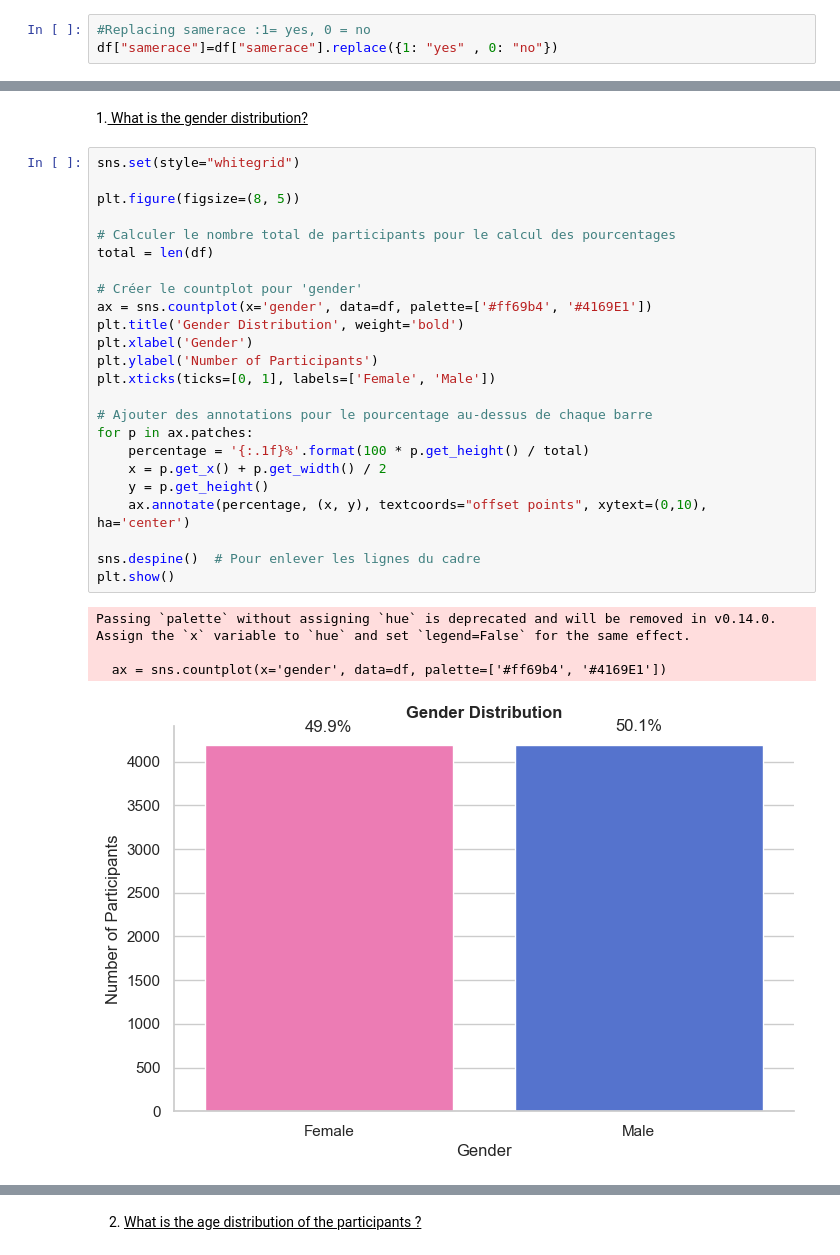
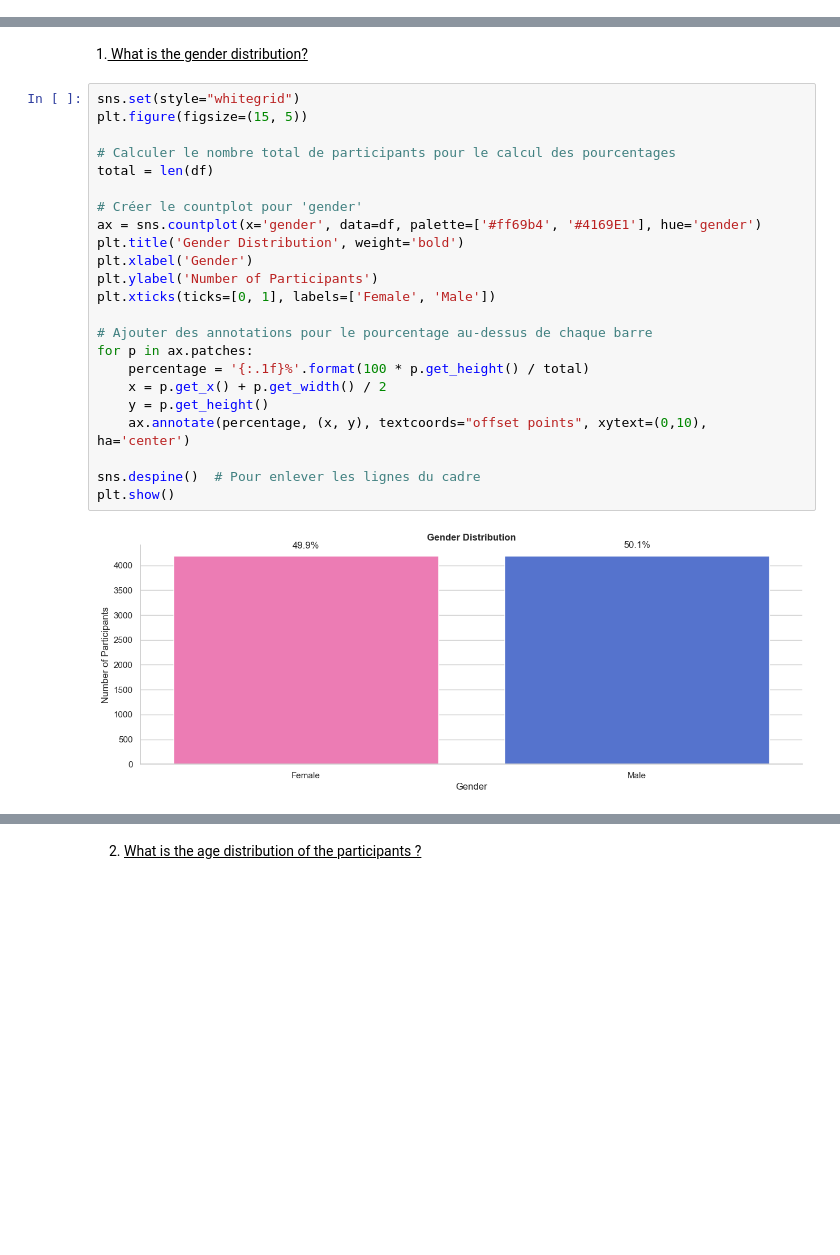
Before and after one commit to NadiaPreuvot/Block.2.EDA-Speed.Dating-Tinder_Project, a Jupyter notebook: speed_dating_project/speed_dating_notebook.ipynb, the cells around one changed output, grey strips where cells are left out. Drawn from its saved outputs; the diff is of its cells as text; blank space fills up the shorter version.

```diff
--- a/speed_dating_project/speed_dating_notebook.ipynb
+++ b/speed_dating_project/speed_dating_notebook.ipynb
@@ -93,9 +104,6 @@ df["match"]=df["match"].replace({1: "yes" , 0: "no"})
 # %%
 #Replacing the value for participant and the partner by 1 = yes if they were the same race or else by 0=no
 df["samerace"]= df["samerace"].replace({1 : "yes", 0: "no"})
-# %%
-#Replacing samerace :1= yes, 0 = no
-df["samerace"]=df["samerace"].replace({1: "yes" , 0: "no"})
 # %% [markdown]
 2. <u>Let's change the numbers into names to better understand the data.
 # %%
@@ -186,33 +193,29 @@ print(df['race'].unique())
 1.<u> What is the gender distribution?
 # %%
 sns.set(style="whitegrid")
-
-plt.figure(figsize=(8, 5))
+plt.figure(figsize=(15, 5))
 
 # Calculer le nombre total de participants pour le calcul des pourcentages
 total = len(df)
 
 # Créer le countplot pour 'gender'
-ax = sns.countplot(x='gender', data=df, palette=['#ff69b4', '#4169E1'])
+ax = sns.countplot(x='gender', data=df, palette=['#ff69b4', '#4169E1'], hue='gender')
 plt.title('Gender Distribution', weight='bold')
 plt.xlabel('Gender')
 plt.ylabel('Number of Participants')
 plt.xticks(ticks=[0, 1], labels=['Female', 'Male'])
 
 # Ajouter des annotations pour le pourcentage au-dessus de chaque barre
 for p in ax.patches:
     percentage = '{:.1f}%'.format(100 * p.get_height() / total)
     x = p.get_x() + p.get_width() / 2
     y = p.get_height()
     ax.annotate(percentage, (x, y), textcoords="offset points", xytext=(0,10), ha='center')
 
 sns.despine()  # Pour enlever les lignes du cadre
 plt.show()
 # %% [output]
-Passing `palette` without assigning `hue` is deprecated and will be removed in v0.14.0. Assign the `x` variable to `hue` and set `legend=False` for the same effect.
-
-  ax = sns.countplot(x='gender', data=df, palette=['#ff69b4', '#4169E1'])
-[figure, old version]
+[figure, new version]
 # %% [markdown]
 </u><ins><center> <font color="bleu"><ins>Observations</font> </center>
 </br>
```
Also changed, not shown: parts of 131 cells of this notebook.
